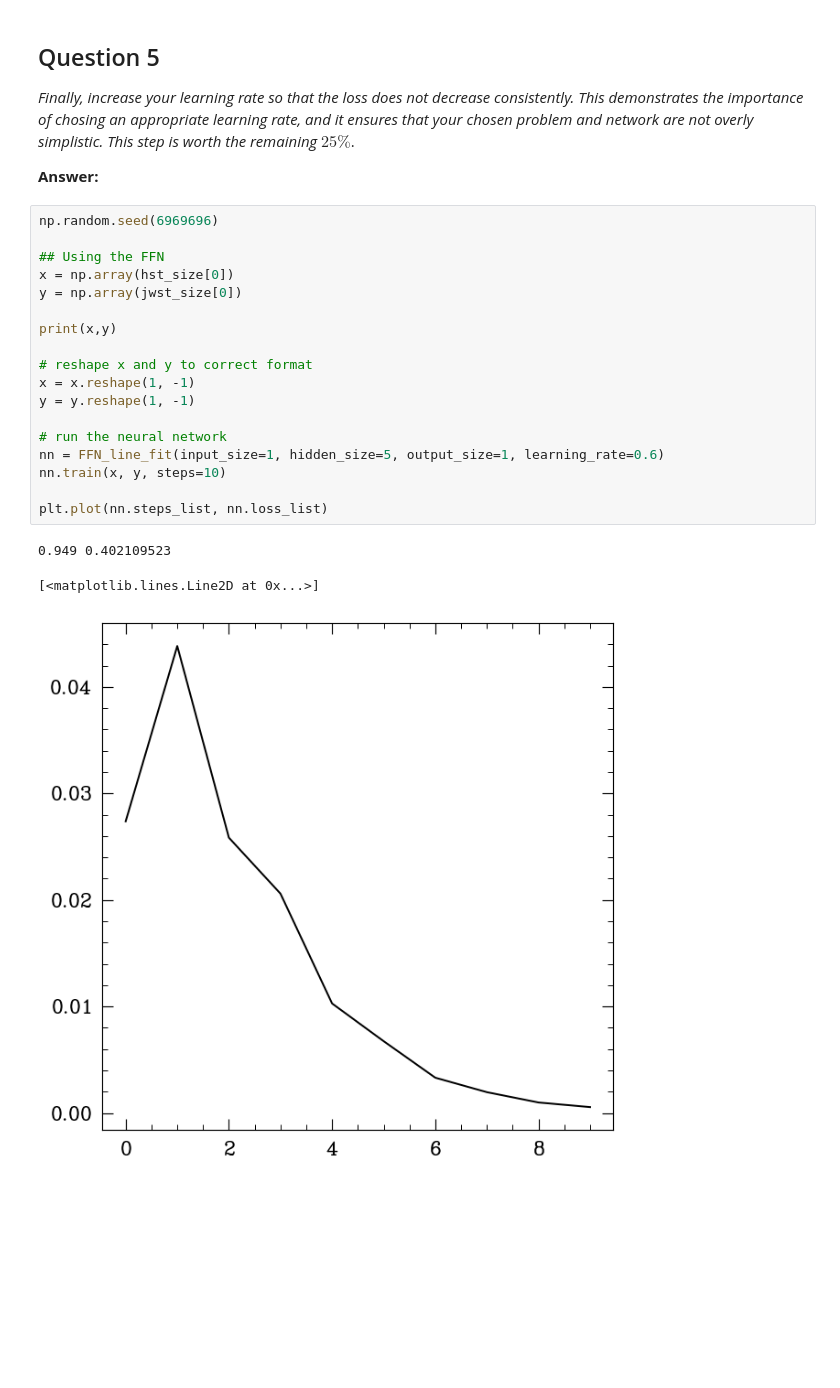
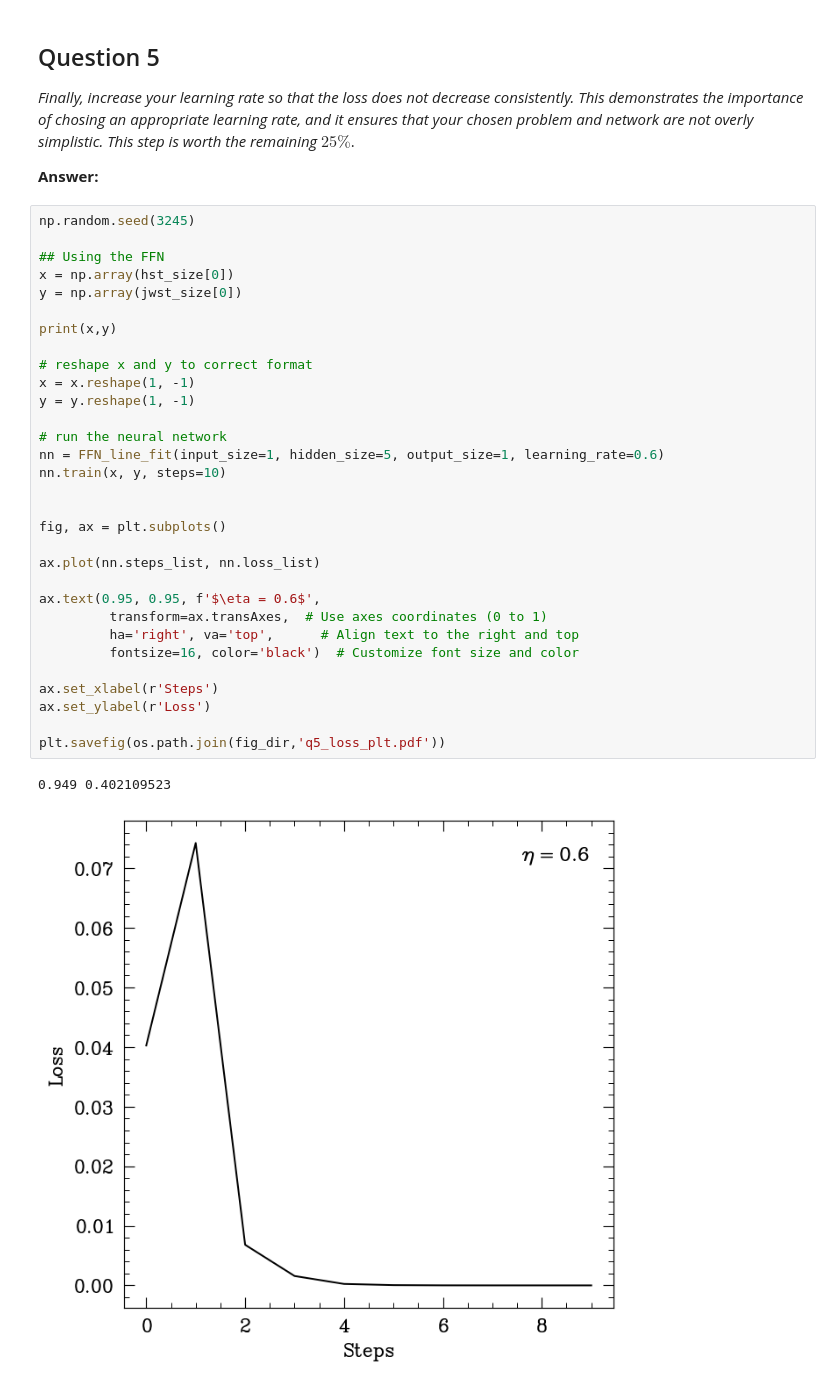
Before and after one commit to Pat-OC/astr4004-assignment-4, a Jupyter notebook: astr4004_assignment_4_notebook.ipynb, the cells around one changed output. Saved outputs shown, nothing was run; the diff lists cells and outputs as text; blank space fills up the shorter version.

```diff
--- a/astr4004_assignment_4_notebook.ipynb
+++ b/astr4004_assignment_4_notebook.ipynb
@@ -554,24 +519,36 @@ Step & $\mathbf{W_0} = w_k^{(0)} = (w_1, w_2, w_3, w_4 ,w_5)$ & $\mathbf{B_0} =
 
 **Answer:**
 # %%
-np.random.seed(6969696)
+np.random.seed(3245)
 
 ## Using the FFN
 x = np.array(hst_size[0])
 y = np.array(jwst_size[0])
 
 print(x,y)
 
 # reshape x and y to correct format
 x = x.reshape(1, -1)
 y = y.reshape(1, -1)
 
 # run the neural network
 nn = FFN_line_fit(input_size=1, hidden_size=5, output_size=1, learning_rate=0.6)
 nn.train(x, y, steps=10)
 
-plt.plot(nn.steps_list, nn.loss_list)
+
+fig, ax = plt.subplots()
+
+ax.plot(nn.steps_list, nn.loss_list)
+
+ax.text(0.95, 0.95, f'$\eta = 0.6$',
+         transform=ax.transAxes,  # Use axes coordinates (0 to 1)
+         ha='right', va='top',      # Align text to the right and top
+         fontsize=16, color='black')  # Customize font size and color
+
+ax.set_xlabel(r'Steps')
+ax.set_ylabel(r'Loss')
+
+plt.savefig(os.path.join(fig_dir,'q5_loss_plt.pdf'))
 # %% [output]
 0.949 0.402109523
-[<matplotlib.lines.Line2D at 0x...>]
-[figure, old version]
+[figure, new version]
```
Also changed, not shown: parts of 10 cells of this notebook.
